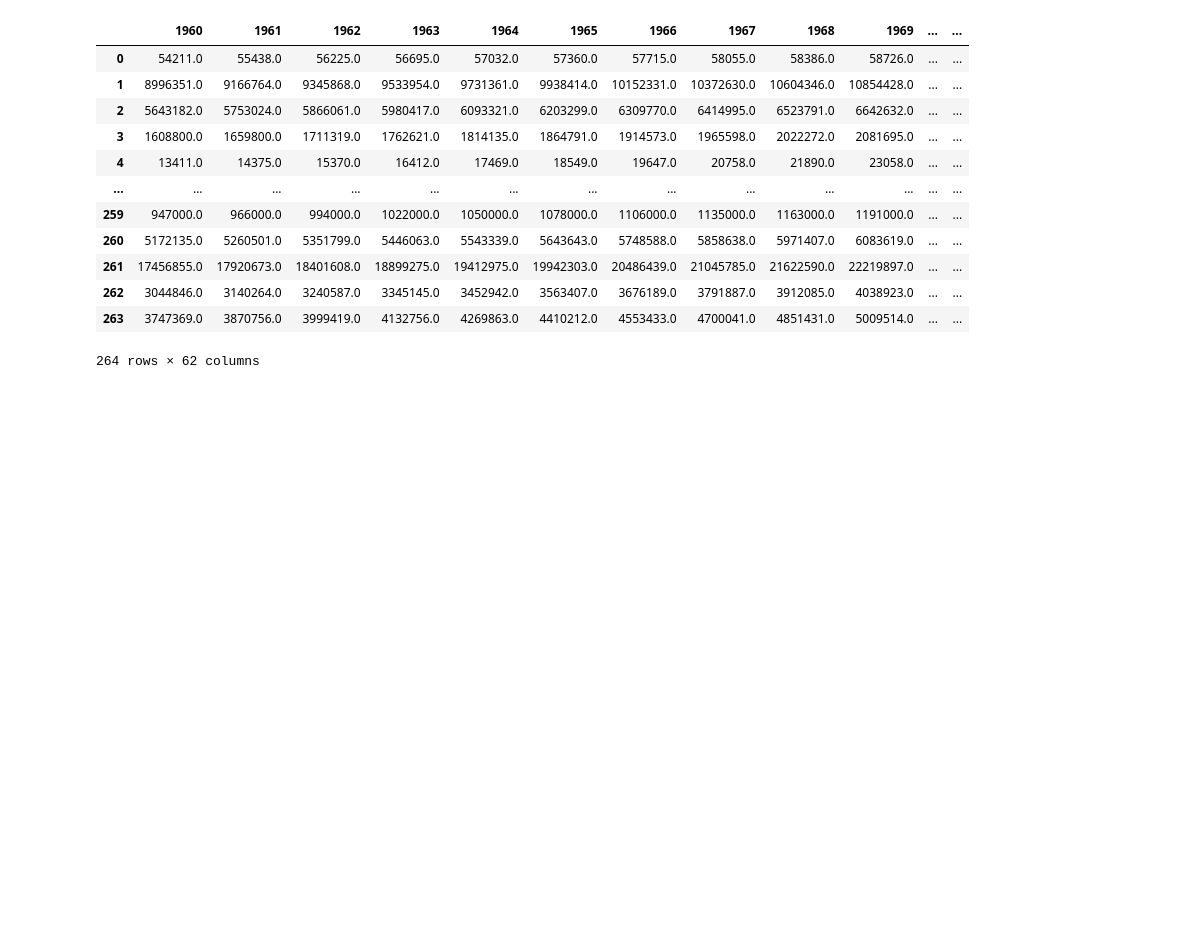
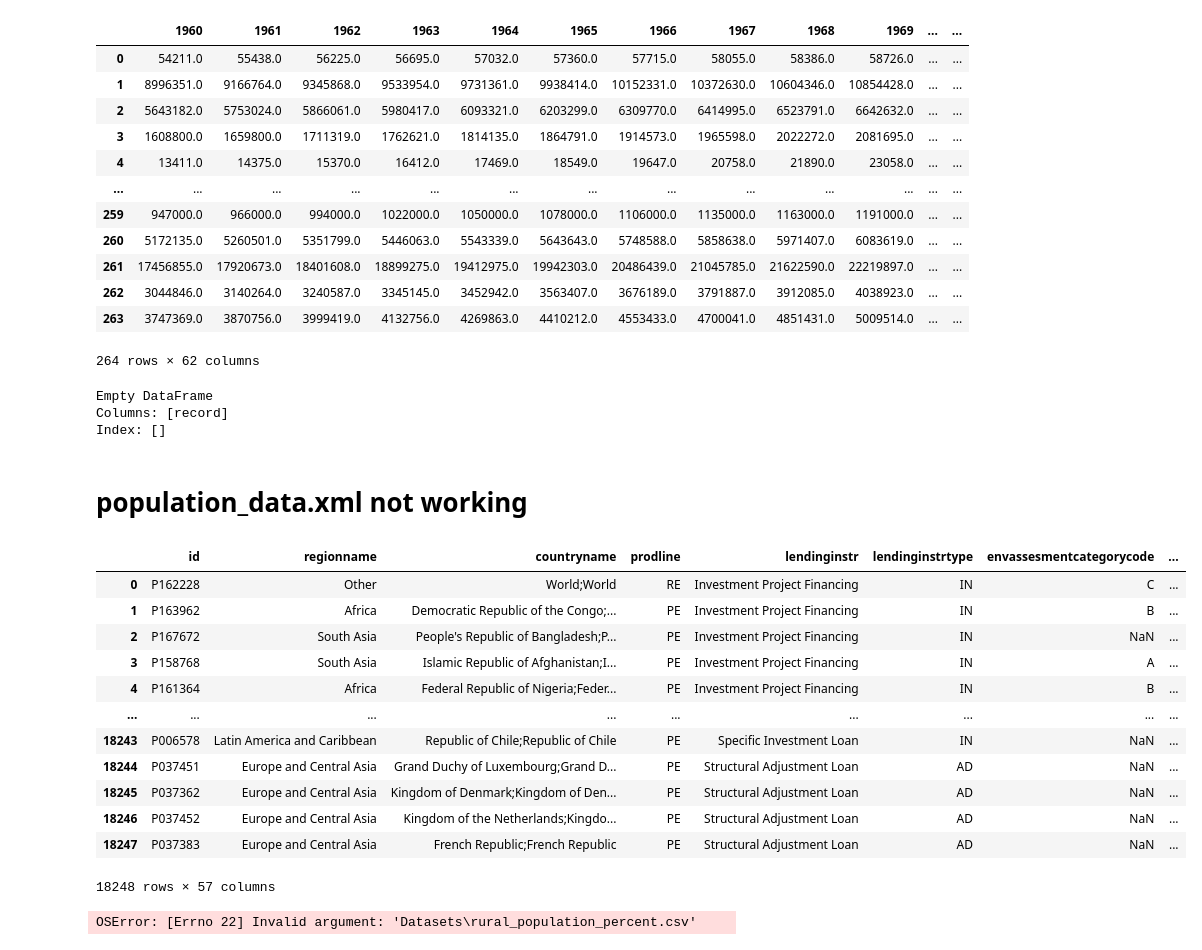
Before and after one commit to ritik-3/ETL_learning, a Jupyter notebook: first.ipynb, the cells around one changed output. Drawn from its saved outputs; the diff is of its cells as text; code cells hidden in the pictures; blank space fills up the shorter version.

```diff
--- a/first.ipynb
+++ b/first.ipynb
@@ -106,3 +106,34 @@ population_j_data
 | 262 | 3044846.0 | 3140264.0 | 3240587.0 | 3345145.0 | 3452942.0 | 3563407.0 | 3676189.0 | 3791887.0 | 3912085.0 | 4038923.0 | ... | ... |
 | 263 | 3747369.0 | 3870756.0 | 3999419.0 | 4132756.0 | 4269863.0 | 4410212.0 | 4553433.0 | 4700041.0 | 4851431.0 | 5009514.0 | ... | ... |
 264 rows × 62 columns
+# %%
+population_x_data = pd.read_xml(r"Datasets\population_data.xml",parser="etree")
+print(population_x_data.head())
+# %% [output]
+Empty DataFrame
+Columns: [record]
+Index: []
+# %% [markdown]
+# population_data.xml not working
+# %%
+projects_data = pd.read_csv("Datasets\projects_data.csv")
+projects_data
+# %% [output]
+|  | id | regionname | countryname | prodline | lendinginstr | lendinginstrtype | envassesmentcategorycode | ... |
+| 0 | P162228 | Other | World;World | RE | Investment Project Financing | IN | C | ... |
+| 1 | P163962 | Africa | Democratic Republic of the Congo;... | PE | Investment Project Financing | IN | B | ... |
+| 2 | P167672 | South Asia | People's Republic of Bangladesh;P... | PE | Investment Project Financing | IN | NaN | ... |
+| 3 | P158768 | South Asia | Islamic Republic of Afghanistan;I... | PE | Investment Project Financing | IN | A | ... |
+| 4 | P161364 | Africa | Federal Republic of Nigeria;Feder... | PE | Investment Project Financing | IN | B | ... |
+| ... | ... | ... | ... | ... | ... | ... | ... | ... |
+| 18243 | P006578 | Latin America and Caribbean | Republic of Chile;Republic of Chile | PE | Specific Investment Loan | IN | NaN | ... |
+| 18244 | P037451 | Europe and Central Asia | Grand Duchy of Luxembourg;Grand D... | PE | Structural Adjustment Loan | AD | NaN | ... |
+| 18245 | P037362 | Europe and Central Asia | Kingdom of Denmark;Kingdom of Den... | PE | Structural Adjustment Loan | AD | NaN | ... |
+| 18246 | P037452 | Europe and Central Asia | Kingdom of the Netherlands;Kingdo... | PE | Structural Adjustment Loan | AD | NaN | ... |
+| 18247 | P037383 | Europe and Central Asia | French Republic;French Republic | PE | Structural Adjustment Loan | AD | NaN | ... |
+18248 rows × 57 columns
+# %%
+rural_pop_per = pd.read_csv("Datasets\rural_population_percent.csv",skiprows=4)
+rural_pop_per
+# %% [output]
+OSError: [Errno 22] Invalid argument: 'Datasets\rural_population_percent.csv'
```
